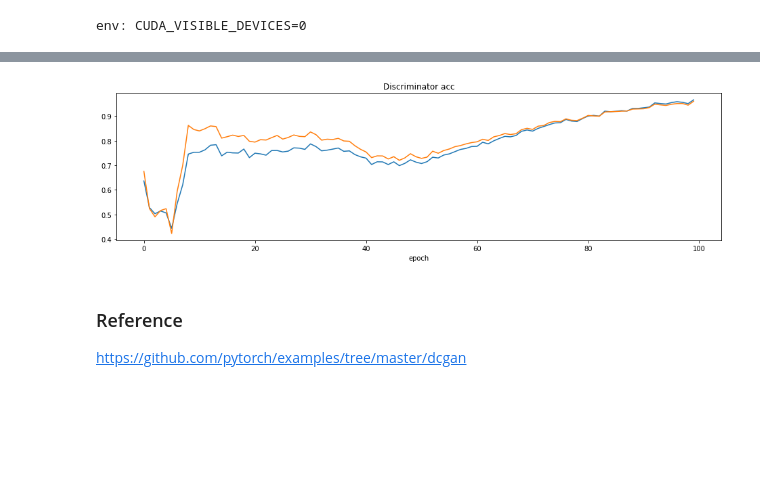
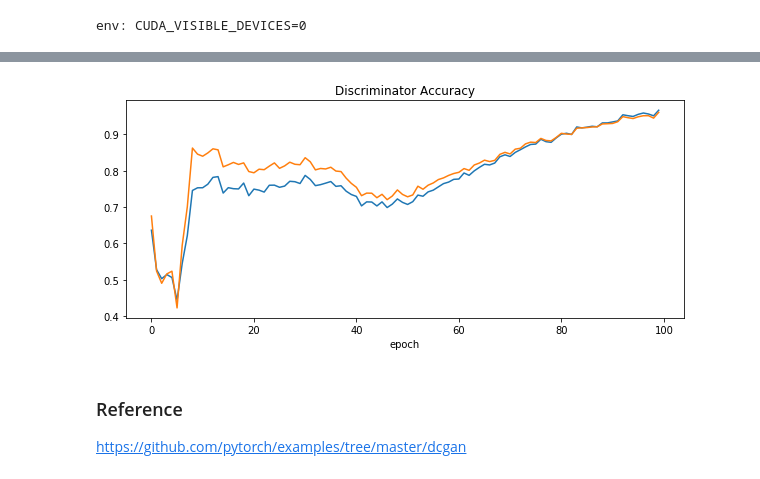
Before and after one commit to thtang/DLCV2018SPRING, a Jupyter notebook: hw4/GAN.ipynb, the cells around one changed output, grey strips where cells are left out. Cells and saved outputs as stored; diff of their text form; code cells hidden in the pictures; blank space fills up the shorter version.

```diff
--- a/hw4/GAN.ipynb
+++ b/hw4/GAN.ipynb
@@ -147,7 +147,7 @@ for epoch in range(100):
         optimizerD.step()
 
         #### train Generator
-        for _ in range(2):
+        for _ in range(3):
             G.zero_grad()
             # generate fake image
             noise = Variable(torch.randn(BATCH_SIZE, 100, 1, 1)).cuda()
@@ -197,15 +197,15 @@ D_fake_acc: 0.9608
 # %%
 # plot loss
-plt.figure(figsize=(16,4))
+plt.figure(figsize=(10,4))
 
 plt.plot(D_real_acc_list)
 plt.plot(D_fake_acc_list)
-plt.title("Discriminator acc")
+plt.title("Discriminator Accuracy")
 plt.xlabel("epoch")
 plt.savefig("./GAN_output/fig2_2.jpg")
 plt.show()
 # %% [output]
-[figure, old version]
+[figure, new version]
 # %% [markdown]
 ### Reference
 https://github.com/pytorch/examples/tree/master/dcgan
```
Also changed, not shown: parts of 1 cell of this notebook, 4 other files.
